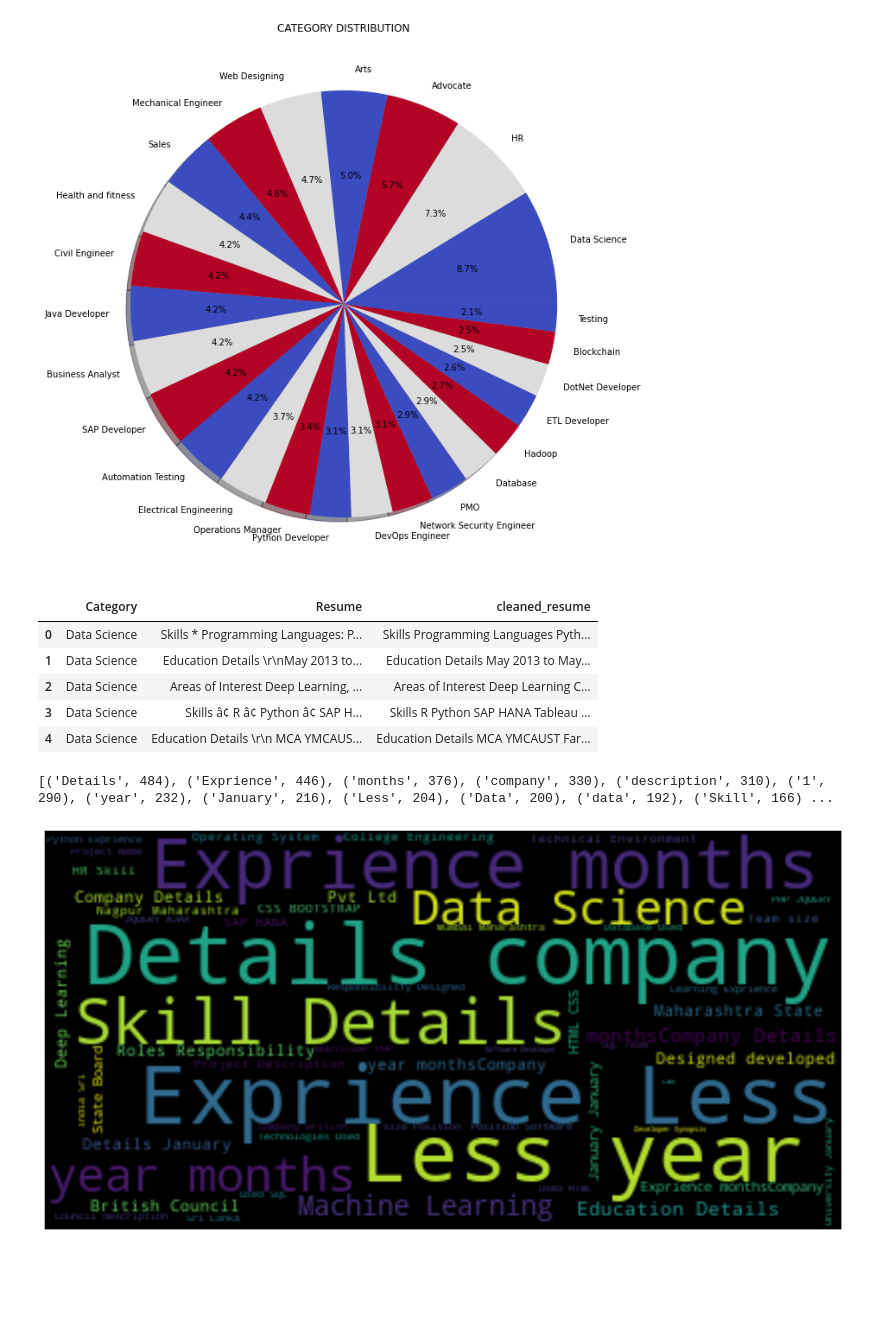
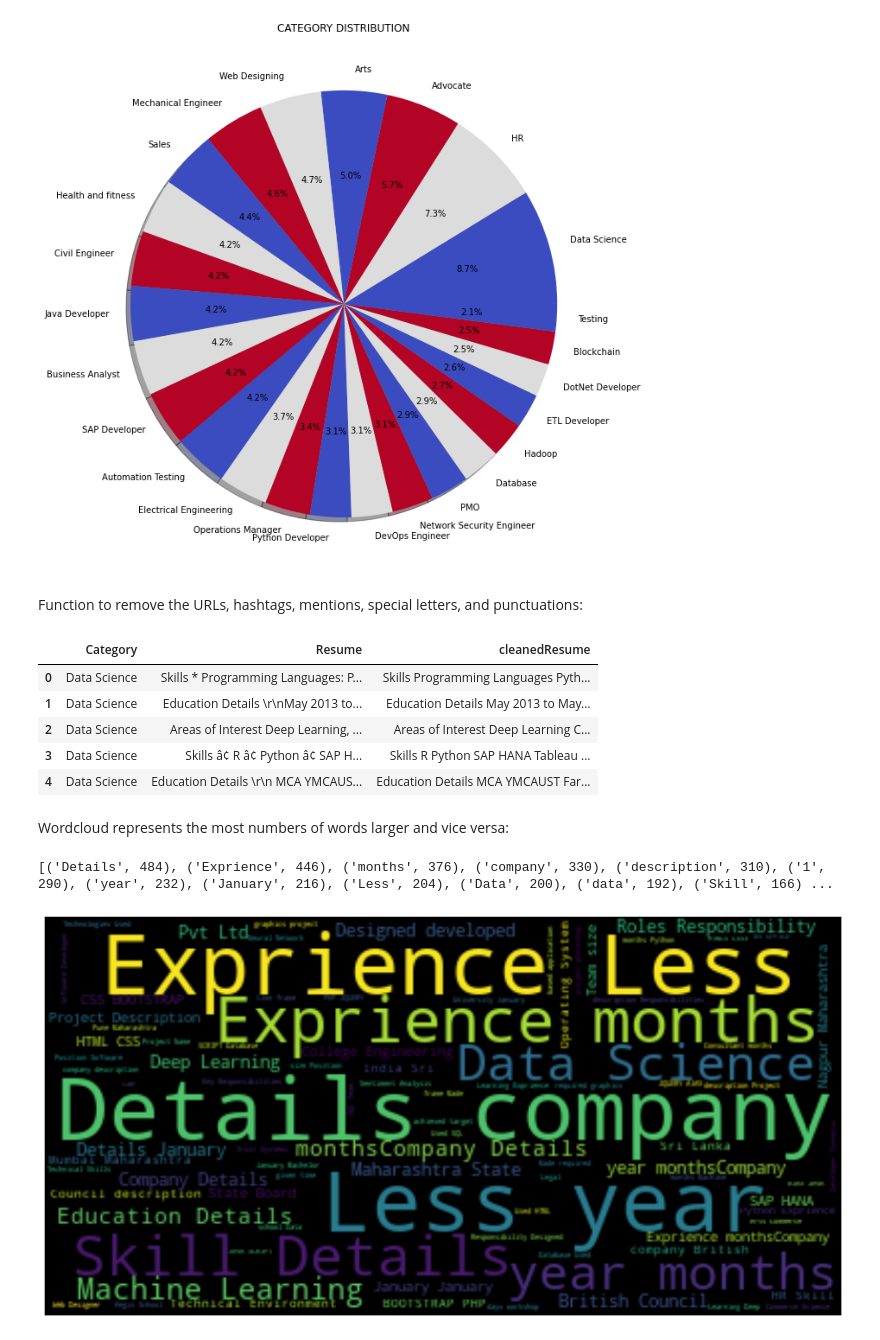
Before and after one commit to vatsalya-gupta/Resume-Screening-NLTK, a Jupyter notebook: ResumeScreening.ipynb, the cells around one changed output. Cells and saved outputs as stored; diff of their text form; code cells hidden in the pictures; blank space fills up the shorter version.

```diff
--- a/ResumeScreening.ipynb
+++ b/ResumeScreening.ipynb
@@ -27,6 +27,6 @@ import string
 [nltk_data]   Unzipping corpora/stopwords.zip.
 # %%
 resume_data = pd.read_csv("UpdatedResumeDataSet.csv", encoding = "UTF-8")
-resume_data["cleaned_resume"] = ""
+resume_data["cleanedResume"] = ""
 resume_data.head()
 # %% [output]
@@ -79,21 +87,23 @@ source_pie = plt.pie(targetCounts, labels=targetLabels, autopct='%1.1f%%', shado
 plt.show()
 # %% [output]
 [figure]
+# %% [markdown]
+Function to remove the URLs, hashtags, mentions, special letters, and punctuations:
 # %%
-def cleanResume(resumeText):
-    resumeText = re.sub('http\S+\s*', ' ', resumeText)  # remove URLs
-    resumeText = re.sub('RT|cc', ' ', resumeText)  # remove RT and cc
-    resumeText = re.sub('#\S+', '', resumeText)  # remove hashtags
-    resumeText = re.sub('@\S+', '  ', resumeText)  # remove mentions
-    resumeText = re.sub('[%s]' % re.escape("""!"#$%&'()*+,-./:;<=>?@[\]^_`{|}~"""), ' ', resumeText)  # remove punctuations
-    resumeText = re.sub(r'[^\x00-\x7f]',r' ', resumeText)
-    resumeText = re.sub('\s+', ' ', resumeText)  # remove extra whitespace
+def clean_resume(resumeText):
+    resumeText = re.sub("http\S+\s*", " ", resumeText)  # remove URLs
+    resumeText = re.sub('RT|cc', " ", resumeText)  # remove RT and cc
+    resumeText = re.sub('#\S+', "", resumeText)  # remove hashtags
+    resumeText = re.sub("@\S+", "  ", resumeText)  # remove mentions
+    resumeText = re.sub("[%s]" % re.escape("""!"#$%&'()*+,-./:;<=>?@[\]^_`{|}~"""), " ", resumeText)  # remove punctuations
+    resumeText = re.sub(r"[^\x00-\x7f]",r" ", resumeText)
+    resumeText = re.sub("\s+", " ", resumeText)  # remove extra whitespace
     return resumeText
 # %%
-resume_data['cleaned_resume'] = resume_data.Resume.apply(lambda x: cleanResume(x))
+resume_data["cleanedResume"] = resume_data.Resume.apply(lambda x: clean_resume(x))
 resume_data.head()
 # %% [output]
-|  | Category | Resume | cleaned_resume |
+|  | Category | Resume | cleanedResume |
 | 0 | Data Science | Skills * Programming Languages: P... | Skills Programming Languages Pyth... |
 | 1 | Data Science | Education Details \r\nMay 2013 to... | Education Details May 2013 to May... |
 | 2 | Data Science | Areas of Interest Deep Learning, ... | Areas of Interest Deep Learning C... |
@@ -101,26 +111,28 @@ resume_data.head()
 | 4 | Data Science | Education Details \r\n MCA YMCAUS... | Education Details MCA YMCAUST Far... |
+# %% [markdown]
+Wordcloud represents the most numbers of words larger and vice versa:
 # %%
-oneSetOfStopWords = set(stopwords.words('english')+['``',"''"])
+oneSetOfStopWords = set(stopwords.words("english")+['``',"''"])
 totalWords =[]
-Sentences = resume_data['Resume'].values
-cleanedSentences = ""
+Sentences = resume_data["Resume"].values
+cleaned_sentences = ""
 for i in range(0,160):
-    cleanedText = cleanResume(Sentences[i])
-    cleanedSentences += cleanedText
-    requiredWords = nltk.word_tokenize(cleanedText)
+    cleaned_text = clean_resume(Sentences[i])
+    cleaned_sentences += cleaned_text
+    requiredWords = nltk.word_tokenize(cleaned_text)
     for word in requiredWords:
         if word not in oneSetOfStopWords and word not in string.punctuation:
             totalWords.append(word)
 
 wordfreqdist = nltk.FreqDist(totalWords)
 mostcommon = wordfreqdist.most_common(50)
 print(mostcommon)
 
-wc = WordCloud().generate(cleanedSentences)
-plt.figure(figsize=(15,15))
-plt.imshow(wc, interpolation='bilinear')
+wc = WordCloud().generate(cleaned_sentences)
+plt.figure(figsize = (15,15))
+plt.imshow(wc, interpolation = "bilinear")
 plt.axis("off")
 plt.show()
 # %% [output]
 [('Details', 484), ('Exprience', 446), ('months', 376), ('company', 330), ('description', 310), ('1', 290), ('year', 232), ('January', 216), ('Less', 204), ('Data', 200), ('data', 192), ('Skill', 166) ...
-[figure, old version]
+[figure, new version]
```
Also changed, not shown: parts of 13 cells of this notebook.
